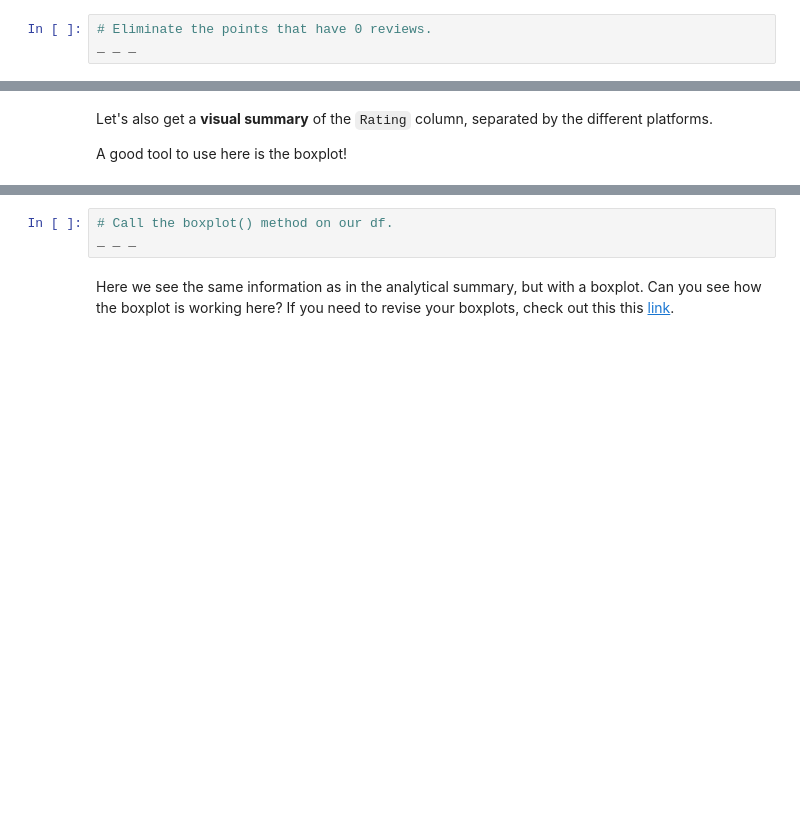
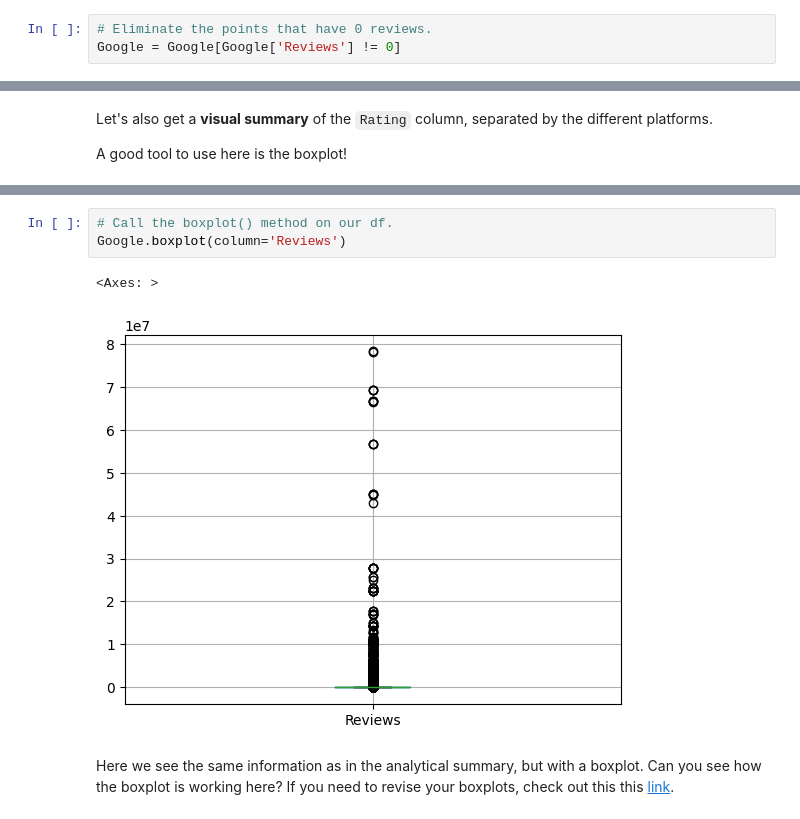
Before and after one commit to blue-santa/sprinboard-data-science-2026, a Jupyter notebook: 11-python-statistics-in-eda/03-hypothesis-testing/integrating-apps-case-study/Springboard Apps project - Tier 3 - Complete.ipynb, the cells around one changed output, grey strips where cells are left out. Cells and saved outputs as stored; diff of their text form; blank space fills up the shorter version.

```diff
--- a/11-python-statistics-in-eda/03-hypothesis-testing/integrating-apps-case-study/Springboard Apps project - Tier 3 - Complete.ipynb
+++ b/11-python-statistics-in-eda/03-hypothesis-testing/integrating-apps-case-study/Springboard Apps project - Tier 3 - Complete.ipynb
@@ -378,4 +385,4 @@ _ _ _
 929 apps do not have reviews, we need to eliminate these points!
 # %%
 # Eliminate the points that have 0 reviews.
-_ _ _
+Google = Google[Google['Reviews'] != 0]
@@ -418,5 +456,8 @@ A good tool to use here is the boxplot!
 # %%
 # Call the boxplot() method on our df.
-_ _ _
+Google.boxplot(column='Reviews')
+# %% [output]
+<Axes: >
+[figure, added]
 # %% [markdown]
 Here we see the same information as in the analytical summary, but with a boxplot. Can you see how the boxplot is working here? If you need to revise your boxplots, check out this this [link](https://www.kaggle.com/ramamet4/app-store-apple-data-set-10k-apps).
```
Also changed, not shown: parts of 8 cells of this notebook.
